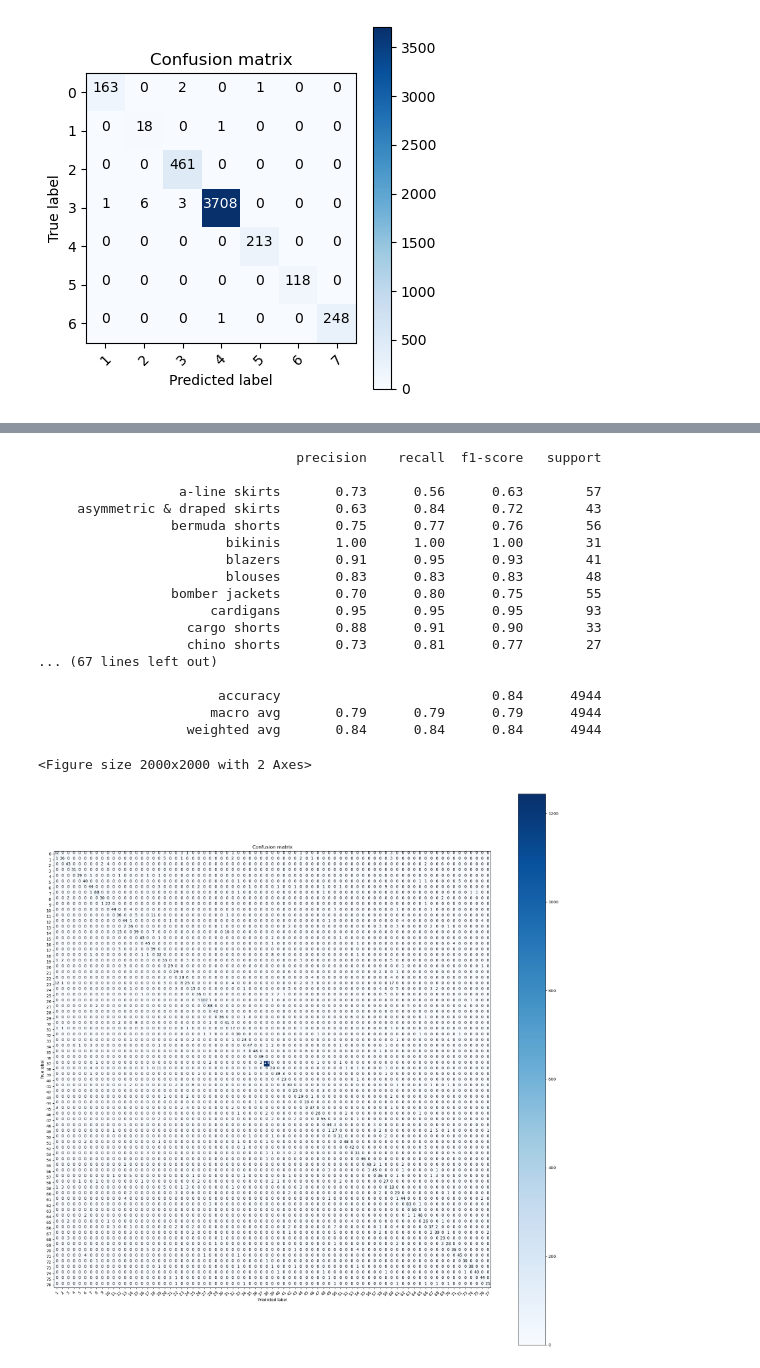
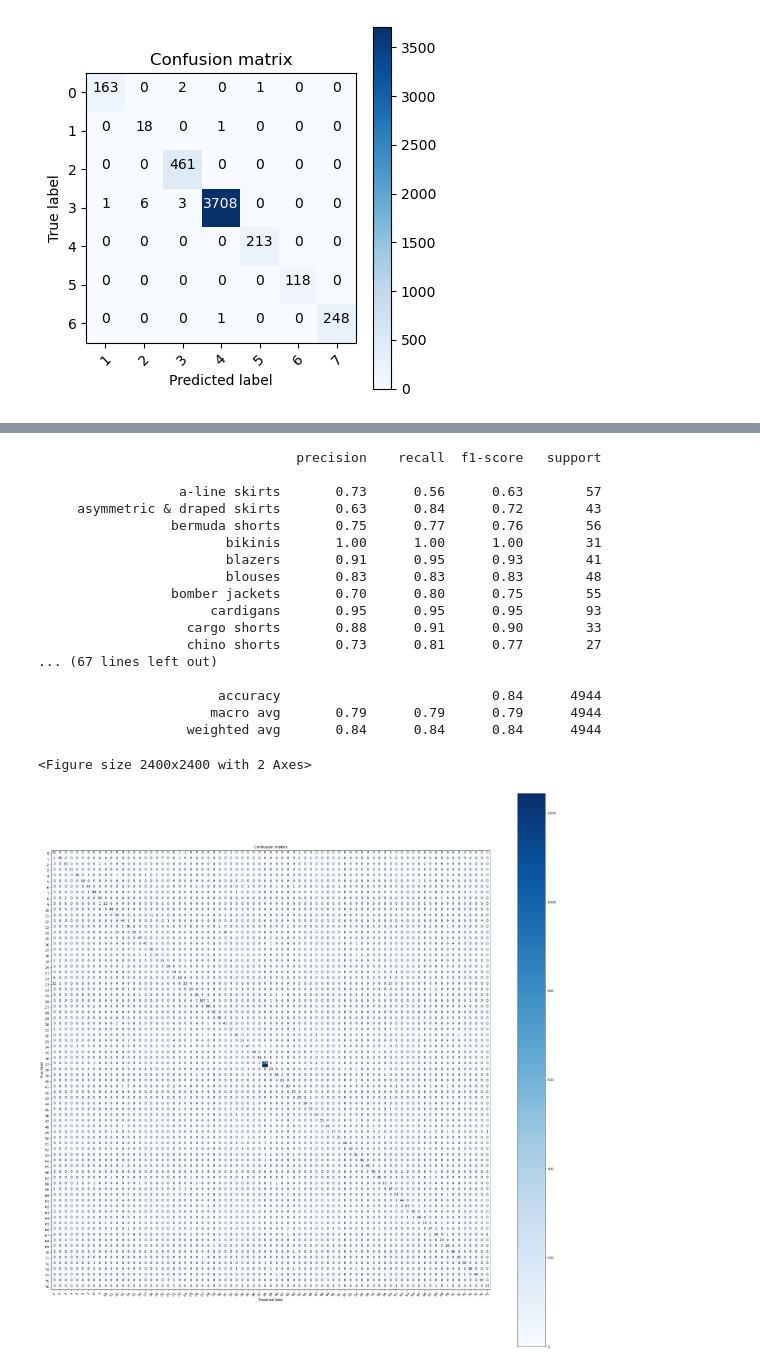
Before and after one commit to magistery-tps/text-mining, a Jupyter notebook: notebooks/fashion-outfits/bert-model.ipynb, the cells around one changed output, grey strips where cells are left out. Drawn from its saved outputs; the diff is of its cells as text; code cells hidden in the pictures.

```diff
--- a/notebooks/fashion-outfits/bert-model.ipynb
+++ b/notebooks/fashion-outfits/bert-model.ipynb
@@ -316,22 +304,22 @@ plot_metrics(category_targets, category_predictions, figuresize=(10, 10))
 # %%
-plot_metrics(subcategory_targets, subcategory_predictions, figuresize=(20, 20))
+ml.plot_metrics(subcategory_targets, subcategory_predictions, figuresize=(24, 24))
 # %% [output]
                                  precision    recall  f1-score   support
 
                   a-line skirts       0.73      0.56      0.63        57
      asymmetric & draped skirts       0.63      0.84      0.72        43
                  bermuda shorts       0.75      0.77      0.76        56
                         bikinis       1.00      1.00      1.00        31
                         blazers       0.91      0.95      0.93        41
                         blouses       0.83      0.83      0.83        48
                  bomber jackets       0.70      0.80      0.75        55
                       cardigans       0.95      0.95      0.95        93
                    cargo shorts       0.88      0.91      0.90        33
                    chino shorts       0.73      0.81      0.77        27
 ... (67 lines left out)
 
                        accuracy                           0.84      4944
                       macro avg       0.79      0.79      0.79      4944
                    weighted avg       0.84      0.84      0.84      4944
-<Figure size 2000x2000 with 2 Axes>
+<Figure size 2400x2400 with 2 Axes>
-[figure, old version]
+[figure, new version]
```
Also changed, not shown: parts of 6 cells of this notebook, 4 other files.
